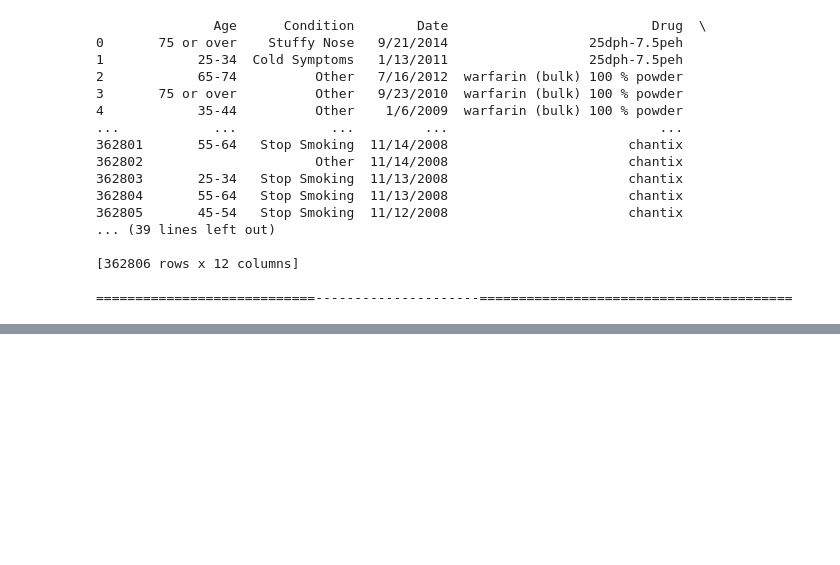
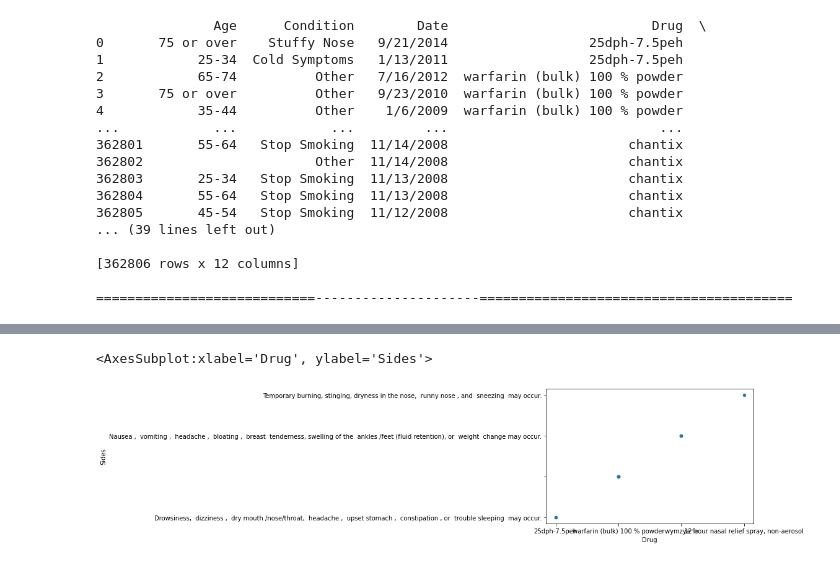
Before and after one commit to varshabilwar/RIO125-Side-effect-of-Drugs, a Jupyter notebook: source/DataImport_V1.ipynb, the cells around one changed output, grey strips where cells are left out. Saved outputs shown, nothing was run; the diff lists cells and outputs as text; code cells hidden in the pictures; blank space fills up the shorter version.

```diff
--- a/source/DataImport_V1.ipynb
+++ b/source/DataImport_V1.ipynb
@@ -95,0 +145,6 @@ X_train
+# %%
+iData_WebMD = iData_WebMD.head(10)
+iData_WebMD.plot.scatter("Drug" , "Sides")
+# %% [output]
+<AxesSubplot:xlabel='Drug', ylabel='Sides'>
+[figure, added]
```
Also changed, not shown: parts of 8 cells of this notebook.
